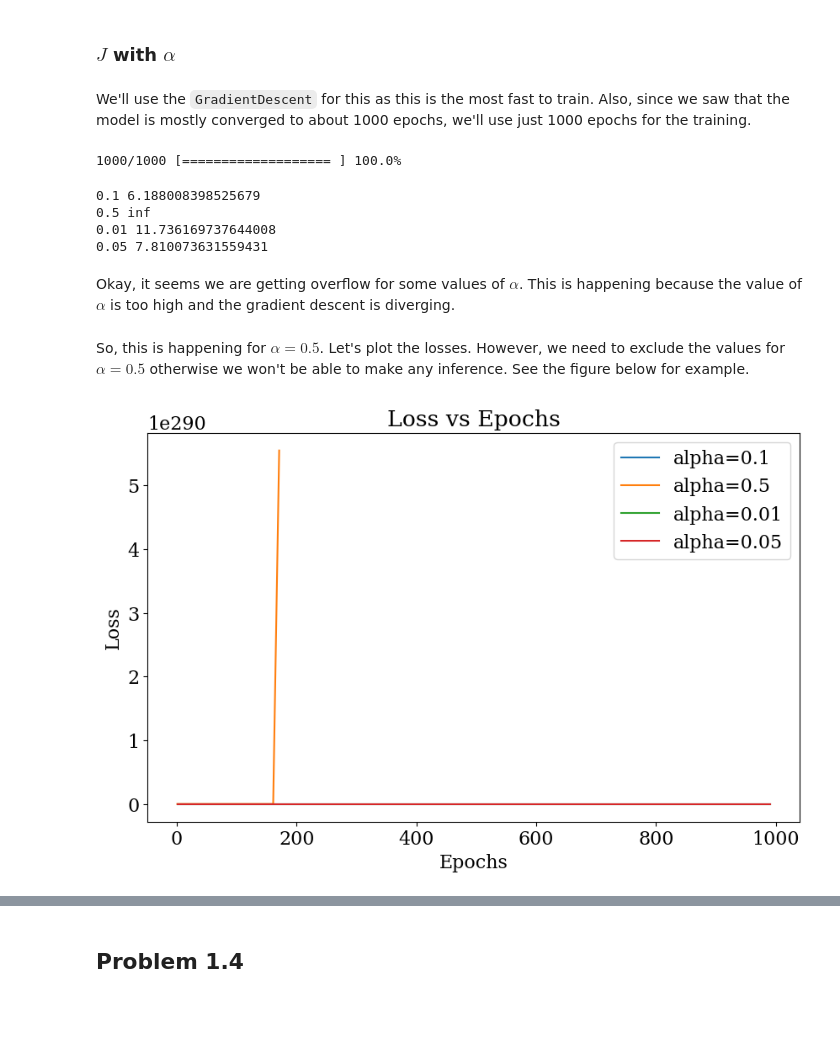
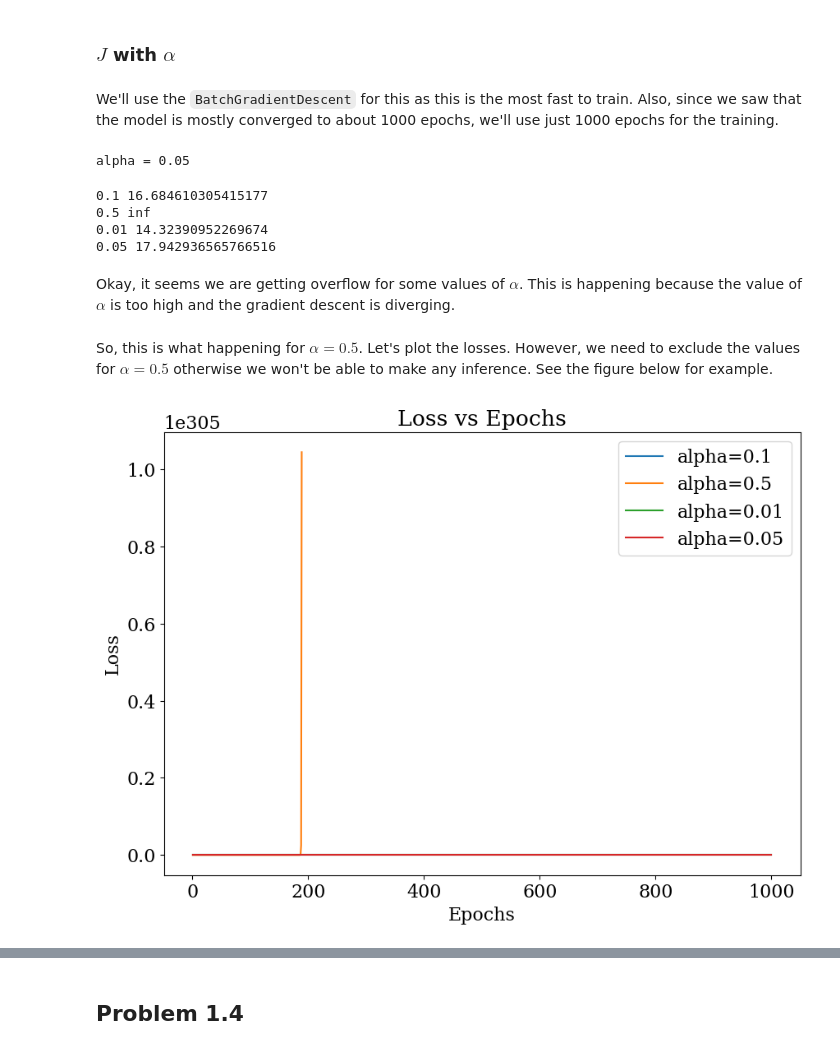
Before and after one commit to Hari31416/APL745, a Jupyter notebook: Assignments/Assignment_2/Problem_1.ipynb, the cells around one changed output, grey strips where cells are left out. Saved outputs shown, nothing was run; the diff lists cells and outputs as text; code cells hidden in the pictures; blank space fills up the shorter version.

```diff
--- a/Assignments/Assignment_2/Problem_1.ipynb
+++ b/Assignments/Assignment_2/Problem_1.ipynb
@@ -4,11 +4,12 @@
 import numpy as np
 import matplotlib.pyplot as plt
 import os
-from functools import partial
+from GD import BatchGradientDescent, MiniBatchGradientDescent, SteepestDescent
 
 plt.rcParams['figure.figsize'] = (10.0, 7.0)
 plt.rcParams["font.size"] = 16
 plt.rcParams["font.family"] = "Serif"
+plt.rcParams["grid.linestyle"] = "--"
 # %%
 DATA_DIR = 'data'
 SAVE_DIR = "plots"
@@ -246,10 +244,6 @@ from GD import BatchGradientDescent, GradientDescent
 # %%
 bgd = BatchGradientDescent(fit_intercept=True, tol=None)
 
-bgd_losses = []
-def callback(model, weights, epoch):
-    if (epoch+1)%10 == 0:
-        y_pred = model.predict(X)
-        loss = model._get_loss(y_pred, y)
-        bgd_losses.append(loss)
-bgd.fit(X, y, learning_rate=0.01, epochs=10000, batch_size=32, verbose=1, callback=callback)
+
+bgd.fit(X, y, learning_rate=0.01, epochs=50000, verbose=-1)
+bgd_losses = bgd._losses
@@ -288,11 +270,7 @@ print(params)
 # %%
-sgd = BatchGradientDescent(fit_intercept=True, tol=None)
+sgd = MiniBatchGradientDescent(fit_intercept=True, tol=None)
 
-sgd_losses = []
-def callback(model, weights, epoch):
-    if (epoch+1)%10 == 0:
-        y_pred = model.predict(X)
-        loss = model._get_loss(y_pred, y)
-        sgd_losses.append(loss)
-sgd.fit(X, y, learning_rate=0.01, epochs=10000, batch_size=1, verbose=1, callback=callback)
+
+sgd.fit(X, y, learning_rate=0.01, epochs=50000, batch_size=1, verbose=0)
+sgd_losses = sgd._losses
 # %% [output]
@@ -356,19 +346,12 @@ fig
 # %% [markdown]
 ### $J$ with $\alpha$
 # %% [markdown]
-We'll use the `GradientDescent` for this as this is the most fast to train. Also, since we saw that the model is mostly converged to about 1000 epochs, we'll use just 1000 epochs for the training.
+We'll use the `BatchGradientDescent` for this as this is the most fast to train. Also, since we saw that the model is mostly converged to about 1000 epochs, we'll use just 1000 epochs for the training.
 # %%
 def one_alpha(alpha):
-    gd = GradientDescent(fit_intercept=True, tol=None)
-
-    gd_losses = []
-    def callback(model, weights, epoch):
-        if (epoch+1)%10 == 0:
-            y_pred = model.predict(X)
-            loss = model._get_loss(y_pred, y)
-            gd_losses.append(loss)
-    gd.fit(X, y, learning_rate=alpha, epochs=1000, verbose=0, callback=callback)
-
+    gd = BatchGradientDescent(fit_intercept=True, tol=None)
+    gd.fit(X, y, learning_rate=alpha, epochs=1000, verbose=-1)
+    gd_losses = gd._losses
     return gd_losses
 # %%
 alphas = [0.1, 0.5, 0.01, 0.05]
@@ -378,31 +361,31 @@ for alpha in alphas:
     losses = one_alpha(alpha)
     loss_dict[alpha] = losses
 # %% [output]
-1000/1000 [=================== ] 100.0%
+alpha = 0.05
 # %%
 for alpha in alphas:
     print(alpha, max(loss_dict[alpha]))
 # %% [output]
-0.1 6.188008398525679
+0.1 16.684610305415177
 0.5 inf
-0.01 11.736169737644008
-0.05 7.810073631559431
+0.01 14.32390952269674
+0.05 17.942936565766516
 # %% [markdown]
 Okay, it seems we are getting overflow for some values of $\alpha$. This is happening because the value of $\alpha$ is too high and the gradient descent is diverging.
 # %% [markdown]
-So, this is happening for $\alpha = 0.5$. Let's plot the losses. However, we need to exclude the values for $\alpha = 0.5$ otherwise we won't be able to make any inference. See the figure below for example.
+So, this is what happening for $\alpha = 0.5$. Let's plot the losses. However, we need to exclude the values for $\alpha = 0.5$ otherwise we won't be able to make any inference. See the figure below for example.
 # %%
-fig, ax = plt.subplots(figsize = (10, 6))
+fig, ax = plt.subplots()
 
-epochs = np.arange(1, 1001, 10)
+epochs = np.arange(1, 1001)
 for alpha in alphas:
     ax.plot(epochs, list(loss_dict[alpha]), label=f"alpha={alpha}")
 
 ax.set_xlabel("Epochs")
 ax.set_ylabel("Loss")
 ax.set_title("Loss vs Epochs")
 ax.legend()
-fig.savefig(os.path.join(SAVE_DIR, "0103.png"));
+fig.savefig(os.path.join(SAVE_DIR, "0105.png"));
 # %% [output]
-[figure, old version]
+[figure, new version]
 # %%
```
Also changed, not shown: parts of 44 cells of this notebook, 30 other files.
